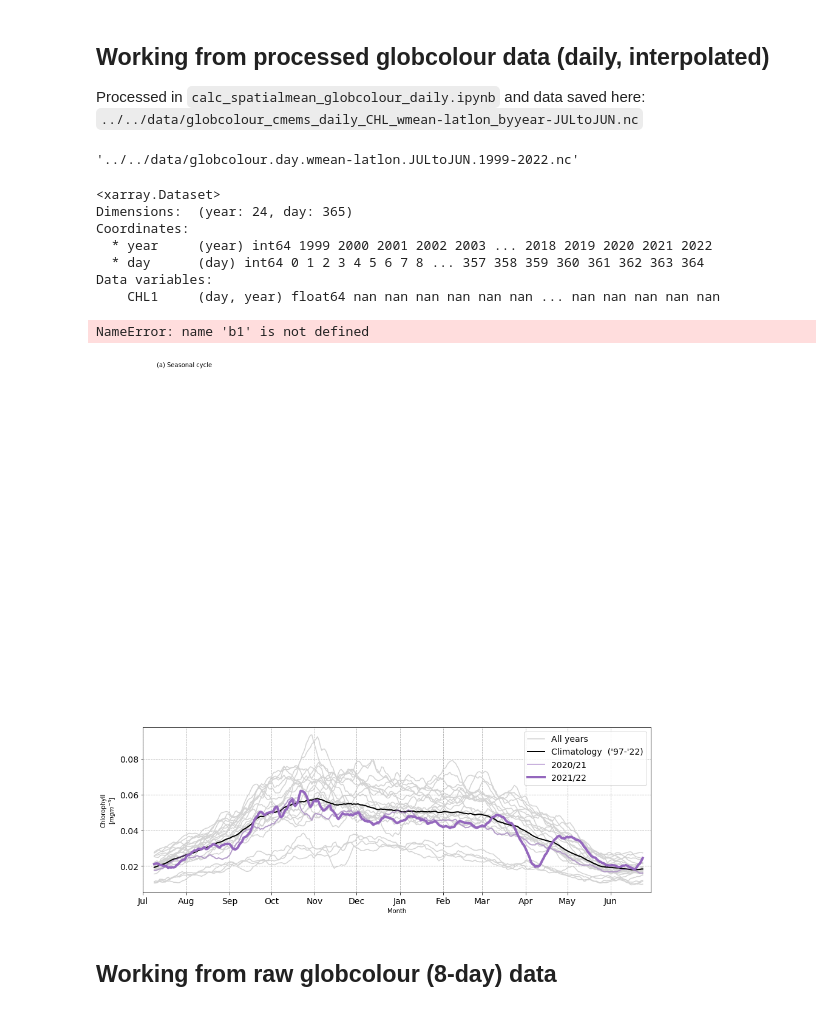
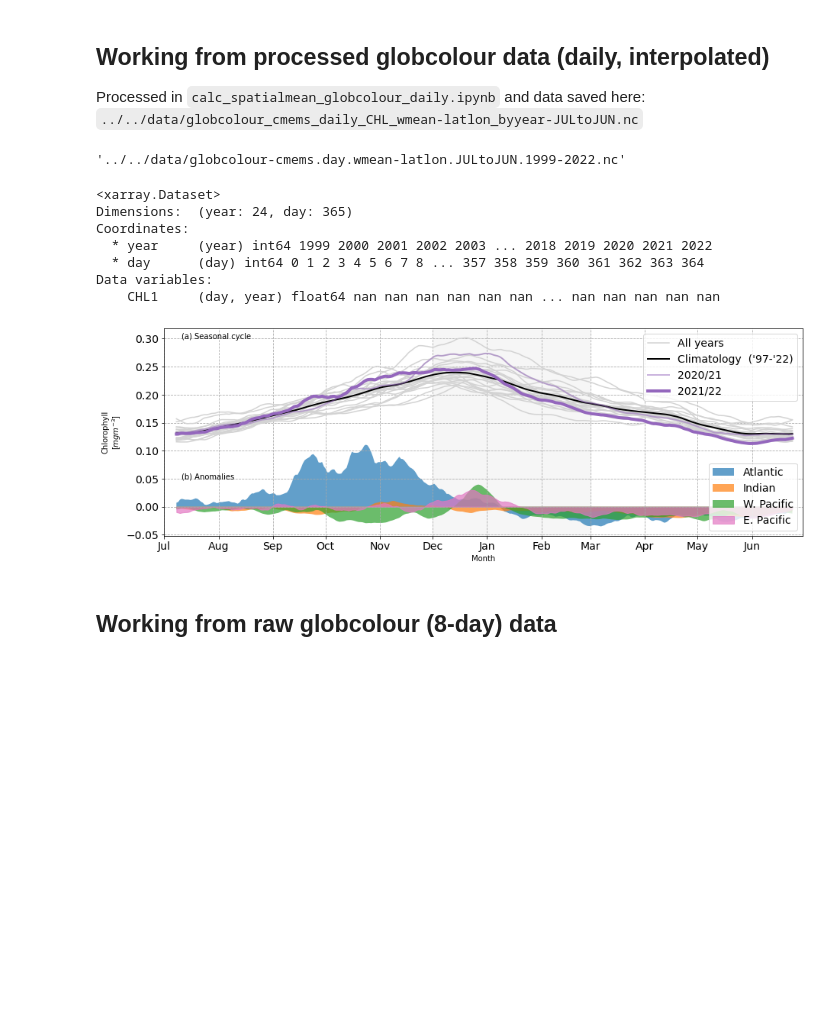
Before and after one commit to gmacgilchrist/chlorophyll_bams, a Jupyter notebook: notebooks/gmacgilchrist/draw_seasonal-climatology_globcolour_2022.ipynb, the cells around one changed output. Drawn from its saved outputs; the diff is of its cells as text; code cells hidden in the pictures; blank space fills up the shorter version.

```diff
--- a/notebooks/gmacgilchrist/draw_seasonal-climatology_globcolour_2022.ipynb
+++ b/notebooks/gmacgilchrist/draw_seasonal-climatology_globcolour_2022.ipynb
@@ -23,9 +23,9 @@ Note that this notebook makes use of my `utils` package, available [here](https:
 Processed in `calc_spatialmean_globcolour_daily.ipynb` and data saved here: `../../data/globcolour_cmems_daily_CHL_wmean-latlon_byyear-JULtoJUN.nc`
 # %%
 smooth = True
-basins = False
+basins = True
 # %%
-dataset = 'globcolour'
+dataset = 'globcolour-cmems'
 frequency = 'day'
 variable = 'CHL1'
 yearstart = 1999
@@ -39,7 +39,7 @@ outpath = outdir+'.'.join([dataset,frequency,averaging,monthorder,yearstr,'nc'])
 # %%
 outpath
 # %% [output]
-'../../data/globcolour.day.wmean-latlon.JULtoJUN.1999-2022.nc'
+'../../data/globcolour-cmems.day.wmean-latlon.JULtoJUN.1999-2022.nc'
 # %%
 ds = xr.open_dataset(outpath)
 smoothval = 14
@@ -59,13 +59,13 @@ Data variables:
 if basins:
     bs = xr.Dataset()
     for basin in ['epacific','wpacific','indian','atlantic']:
-        outpath = '.'.join([prefix,averaging,monthorder,yearstr,basin,'nc'])
+        outpath = outdir+'.'.join([dataset,frequency,averaging,monthorder,yearstr,basin,'nc'])
         bs[basin] = xr.open_dataarray(outpath)
     smooth = True
     smoothval = 14
     if smooth:
         bs = bs.rolling(day=smoothval,center=True).mean()
-    anoms = bs.sel(year=2021)-bs.sel(year=slice(1998,2020)).mean('year')
+    anoms = bs.sel(year=2022)-bs.sel(year=slice(1998,2021)).mean('year')
 # %%
 fig,ax = plt.subplots(figsize=(15,5))
 # All years
@@ -88,38 +88,37 @@ ax.set_xlim(0,364)
 ax.set_xlabel('Month')
 ax.set_ylabel('Chlorophyll\n[$mgm^{-3}$]')#,rotation=0,ha='right',y=0.8)
 ax.grid(linestyle='--',color='darkgray')
 
 ax.text(10,0.3,'(a) Seasonal cycle')
 
 l1 = ax.legend(handles=[h,h1,h2,h3],loc='upper right')
 
 if basins:
-    anomtot = ds[variable].sel(year=2021) - ds_clim[variable]
+    anomtot = ds[variable].sel(year=2022) - ds_clim[variable]
 #     ax.plot(anomtot['day'],anomtot,color='k',linestyle='--')
     # Basin anomalies
     plot_kwargs = {'alpha':0.7}
     b1 = ax.fill_between(anoms['day'],anoms['atlantic'],label='Atlantic',**plot_kwargs)
     b2 = ax.fill_between(anoms['day'],anoms['indian'],label='Indian',**plot_kwargs)
     b3 = ax.fill_between(anoms['day'],anoms['wpacific'],label='W. Pacific',**plot_kwargs)
     b4 = ax.fill_between(anoms['day'],anoms['epacific'],label='E. Pacific',**plot_kwargs,color='tab:pink')
 
     ax.text(10,0.05,'(b) Anomalies')
 
 ax.legend(handles=[b1,b2,b3,b4],loc='lower right')
 ax.add_artist(l1)
 # ax.legend(bbox_to_anchor=(1,1))
 
 ax.axvspan(monthday[5],monthday[8], color='lightgray', alpha=0.2, lw=0, zorder=0)
 
-savename = 'seasonal-climatology'+'.'.join([dataset,frequency,variable])
+savename = '.'.join(['seasonal-climatology',dataset,frequency,variable])
 if smooth:
     savename = savename+'_smooth-'+str(smoothval)
 if basins:
     savename = savename+'_basins'
-fig.savefig('../../figures/'+savename+'.pdf',transparent=True)
+fig.savefig('../../figures/'+savename+'.png',dpi=300,transparent=True)
 # %% [output]
-NameError: name 'b1' is not defined
-[figure, old version]
+[figure, new version]
 # %% [markdown]
 ## Working from raw globcolour (8-day) data
 # %% [markdown]
```
Also changed, not shown: 12 other files.
